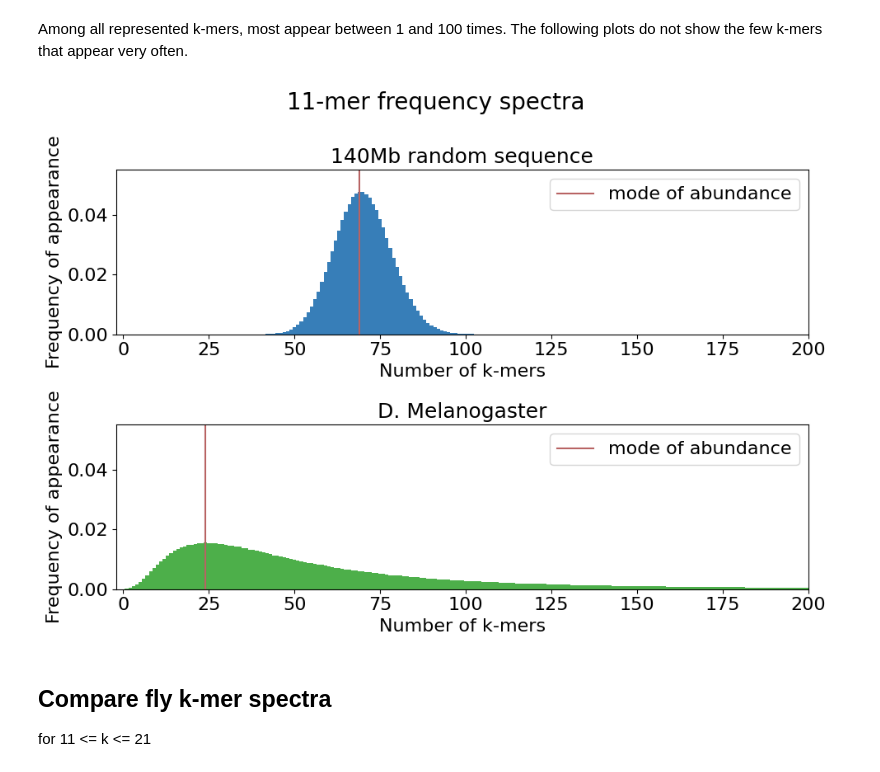
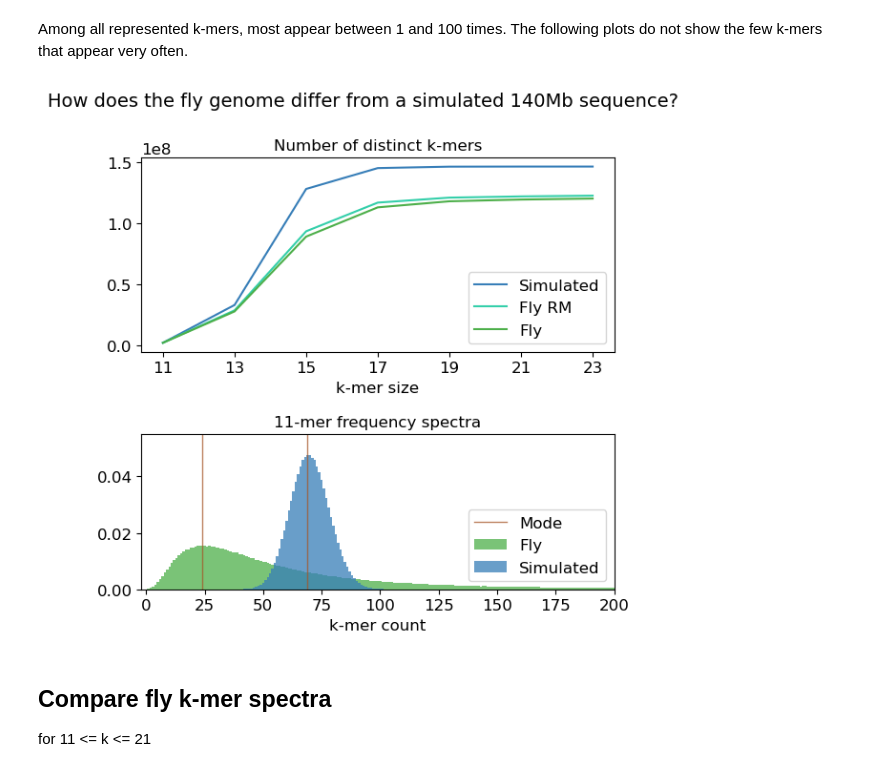
Before and after one commit to eaasna/DREAM-stellar-benchmark, a Jupyter notebook: work-python/kmer-spectra/kmer occurrence counts.ipynb, the cells around one changed output. Cells and saved outputs as stored; diff of their text form; code cells hidden in the pictures.

```diff
--- a/work-python/kmer-spectra/kmer occurrence counts.ipynb
+++ b/work-python/kmer-spectra/kmer occurrence counts.ipynb
@@ -99,8 +104,8 @@ def read_occ_table(path):
         print("Incorrect frequency")
     return df
 # %%
-fly = read_occ_table("fly.11mer.tsv")
-fly.head()
+fly_occ = read_occ_table("fly.11mer.tsv")
+fly_occ.head()
 # %% [output]
 |  | count | occurrences | frequency |
 | 0 | 329 | 1 | 0.000157 |
@@ -109,8 +114,8 @@ fly.head()
 | 3 | 3453 | 4 | 0.001647 |
 | 4 | 5152 | 5 | 0.002457 |
 # %%
-sim = read_occ_table("simulated.11mer.tsv")
-sim.head()
+sim_occ = read_occ_table("simulated.11mer.tsv")
+sim_occ.head()
 # %% [output]
 |  | count | occurrences | frequency |
 | 0 | 1 | 30 | 4.768372e-07 |
@@ -161,28 +166,42 @@ K-mer counter stats
 # %%
 def plot_abundance(ax, df, abundance_thresh, max_freq, name, colorname):
     df_low_abundance = df.loc[df['occurrences'] <= abundance_thresh]
-    ax.bar(df_low_abundance["occurrences"], df_low_abundance["frequency"], width = 1.0, color = colorname)
-    ab_mode = df["occurrences"][np.argmax(df["count"])]
-    ax.axvline(ab_mode, linewidth = 1.5, label = "mode of abundance", color = "#b86363")
-    ax.legend(loc = "upper right")
-    ax.set_xlabel("Number of k-mers")
-    ax.set_ylabel("Frequency of appearance")
+    ax.bar(df_low_abundance["occurrences"], df_low_abundance["frequency"], width = 1.0, color = colorname, label = name, alpha=0.75)
+    #ax.legend(loc = "upper right")
     ax.set_xlim([-abundance_thresh*0.01, abundance_thresh])
     ax.set_ylim(0, max_freq)
-    ax.set_title(name, fontsize = MEDIUM_SIZE)
+    #ax.set_title(name, fontsize = MEDIUM_SIZE)
 # %% [markdown]
 Among all represented k-mers, most appear between 1 and 100 times. The following plots do not show the few k-mers that appear very often.
 # %%
-fig, (ax1, ax2) = plt.subplots(2)
-fig.suptitle("11-mer frequency spectra")
-fig.set_figheight(7)
-fig.set_figwidth(10)
-plot_abundance(ax1, sim, 200, 0.055, "140Mb random sequence", c_darkblue)
-plot_abundance(ax2, fly, 200, 0.055, "D. Melanogaster", c_darkgreen)
+fig, (ax1, ax2) = plt.subplots(2, height_ratios=[5, 4])
+fig.set_figheight(6)
+fig.set_figwidth(6)
+fig.suptitle("How does the fly genome differ from a simulated 140Mb sequence?")
+
+plot_distinct(ax1)
+plot_abundance(ax2, fly_occ, 200, 0.055, "Fly", c_darkgreen)
+plot_abundance(ax2, sim_occ, 200, 0.055, "Simulated", c_darkblue)
+
+ab_mode = fly_occ["occurrences"][np.argmax(fly_occ["count"])]
+ax2.axvline(ab_mode, linewidth = 1, label = "Mode", color = CB_color_cycle[4], alpha = 0.75)
+ab_mode = sim_occ["occurrences"][np.argmax(sim_occ["count"])]
+ax2.axvline(ab_mode, linewidth = 1, color = CB_color_cycle[4], alpha = 0.75)
+
+ax2.set_title("11-mer frequency spectra")
+ax2.legend(loc="lower right")
+
+ax2.legend(loc = "lower right")
+ax2.set_xlabel("k-mer count")
+
+#handles, labels = ax1.get_legend_handles_labels()
+#fig.legend(handles, labels, bbox_to_anchor=(0.935,0.75))
+
+#fig.subplots_adjust(wspace=0.1, bottom = 0.12, top = 0.87)
 fig.tight_layout()
-fig.savefig('11mer_frequency_spectra.png', dpi = 600)
+fig.savefig('140Mb_spectra.svg', dpi = 600)
 # %% [output]
-[figure, old version]
+[figure, new version]
 # %% [markdown]
 ## Compare fly k-mer spectra
 
```
Also changed, not shown: parts of 5 cells of this notebook, 4 other files.
